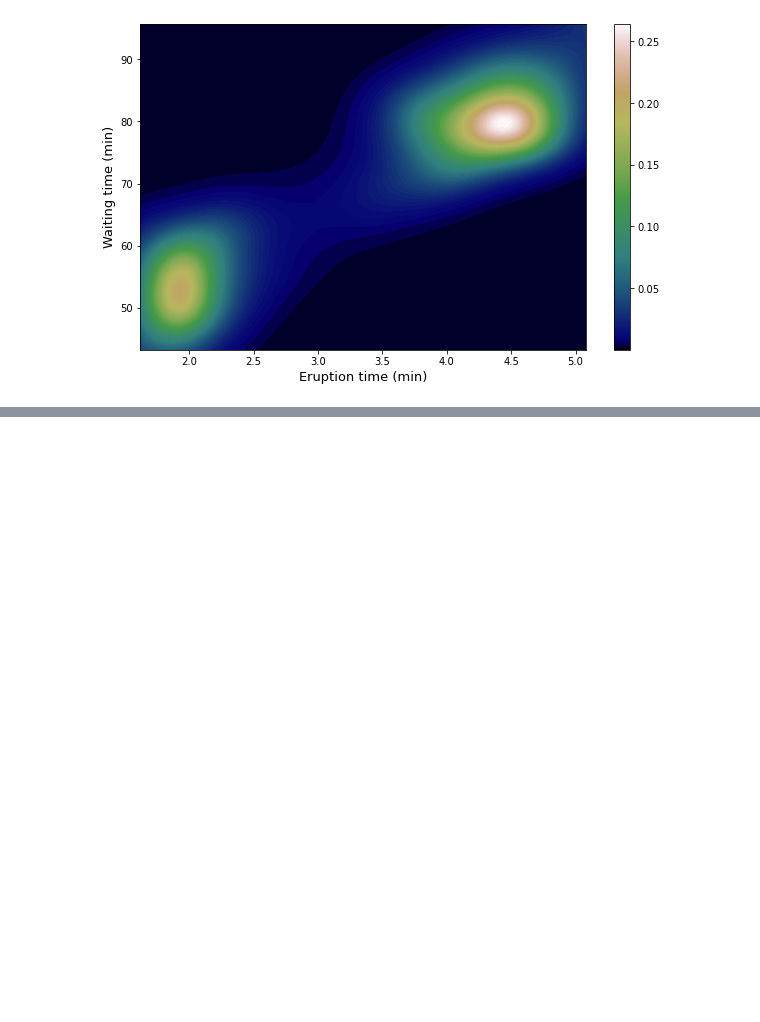
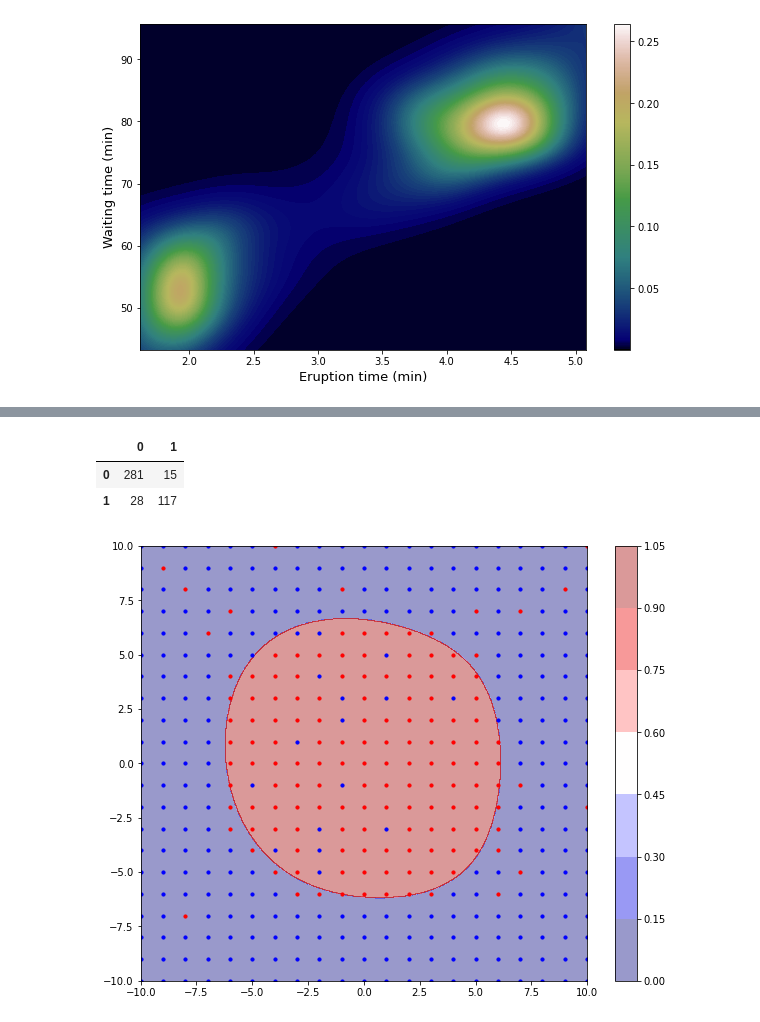
Before and after one commit to ManuelNavarroGarcia/cpsplines, a Jupyter notebook: examples/non_gaussian_data.ipynb, the cells around one changed output, grey strips where cells are left out. Drawn from its saved outputs; the diff is of its cells as text; code cells hidden in the pictures; blank space fills up the shorter version.

```diff
--- a/examples/non_gaussian_data.ipynb
+++ b/examples/non_gaussian_data.ipynb
@@ -108,0 +137,26 @@ for plot in plot3:
+# %%
+def generate_polar_data(n: int, r: Union[int, float], perc: Union[int, float]=0.2, seed: int=0):
+    xy_grid = np.concatenate((np.tile(np.linspace(-n,n,2*n+1), 2*n+1).reshape(((2*n+1)**2, 1)),
+                              np.repeat(np.linspace(-n,n,2*n+1), 2*n+1).reshape(((2*n+1)**2, 1))), axis=1)
+    df_aux = pd.concat((pd.DataFrame(xy_grid, columns=["x_coord", "y_coord"]),
+                     pd.Series(np.apply_along_axis(np.linalg.norm, 1, xy_grid) < r, name="pred").astype(int)), axis=1)
+    np.random.seed(seed)
+    rand_ix = np.random.choice(len(df_aux), size=int(perc * (2*n+1)**2), replace=False)
+    rand_vals = df_aux["pred"].values.flatten()[rand_ix]
+    np.random.shuffle(rand_vals)
+    df_aux["pred"].values[rand_ix] = rand_vals
+    return np.linspace(-n,n,2*n+1), df_aux.pivot(columns="y_coord", index="x_coord", values="pred").values
+# %%
+threshold = 0.5
+n = 10
+r = 7
+
+x, y = generate_polar_data(n=n, r=r)
+
+example_5 = GridCPsplines(deg=(3, 3),
+                          ord_d=(2, 2),
+                          n_int=(8, 8),
+                          family="binomial",
+                          sp_method="grid_search",
+                          sp_args={"grid": ((1,), (1,))})
+example_5.fit(x=(x, x), y=y)
@@ -108,0 +165,20 @@ for plot in plot3:
+# %%
+conf_matrix = pd.crosstab(y.flatten(), np.where(example_5.y_fitted < threshold, 0, 1).flatten())
+conf_matrix.columns.name = None
+conf_matrix.index.name = None
+conf_matrix
+# %% [output]
+|  | 0 | 1 |
+| 0 | 281 | 15 |
+| 1 | 28 | 117 |
+# %%
+x_pred = np.linspace(-n, n, 1001)
+X, Y = np.meshgrid(x_pred, x_pred)
+
+fig, ax = plt.subplots(figsize=(10,8))
+surf = ax.contourf(X, Y, np.where(example_5.predict(x=(x_pred, x_pred)) < threshold, 0, 1), cmap="seismic", alpha=0.4)
+_ = fig.colorbar(surf, ax=ax)
+_ = ax.scatter(np.where(y == 1)[0] - n, np.where(y == 1)[1] - n, c="red", alpha=1, s=10)
+_ = ax.scatter(np.where(y == 0)[0] - n, np.where(y == 0)[1] - n, c="blue", alpha=1, s=10)
+# %% [output]
+[figure, added]
```
Also changed, not shown: parts of 8 cells of this notebook.
